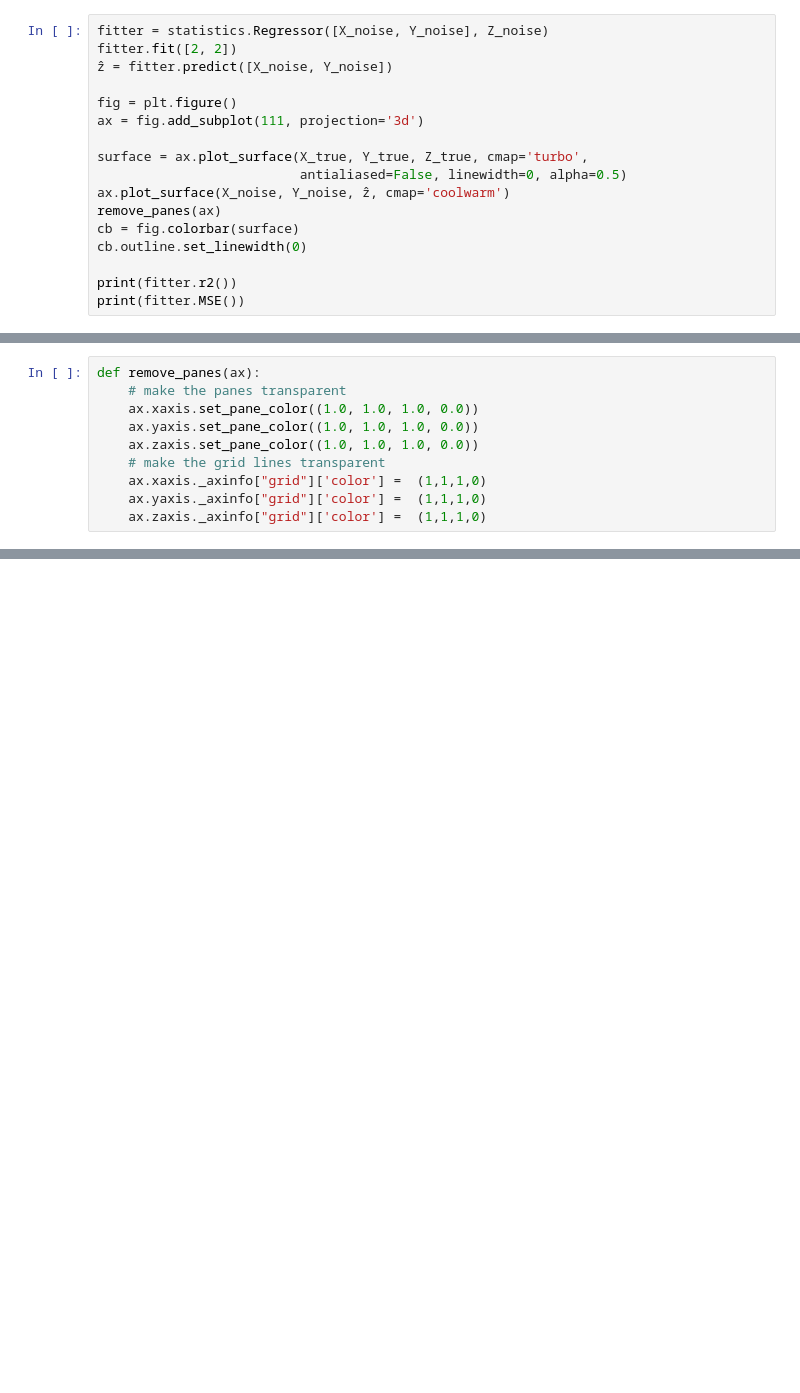
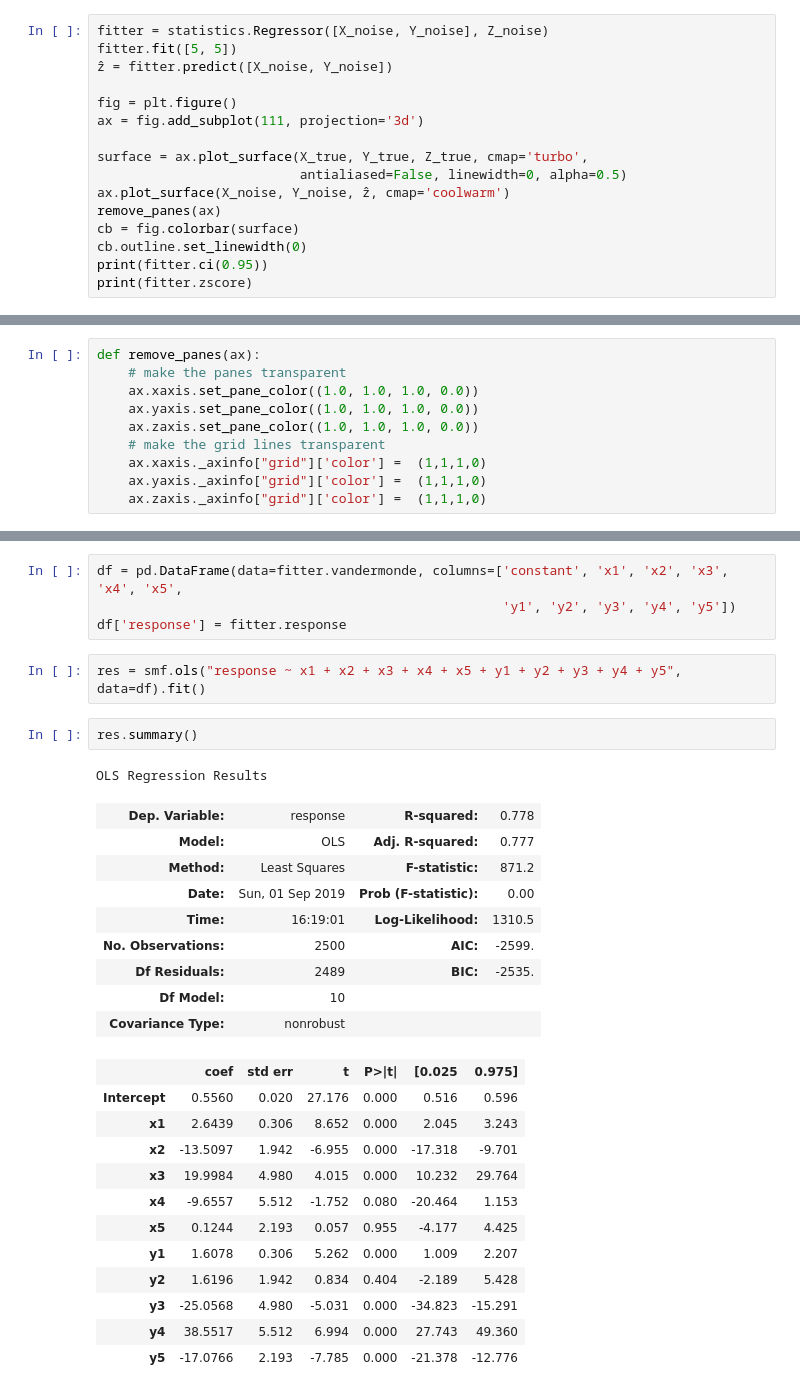
Before and after one commit to valamaria89/FYSSTK4155, a Jupyter notebook: projects/project1/src/project1.ipynb, the cells around one changed output, grey strips where cells are left out. Cells and saved outputs as stored; diff of their text form; blank space fills up the shorter version.

```diff
--- a/projects/project1/src/project1.ipynb
+++ b/projects/project1/src/project1.ipynb
@@ -40,7 +39,7 @@ cb.outline.set_linewidth(0)
 The Franke function is a function of two variables, so we need to use a bit more complicated regression. The Vandermonde should contain $n + m + 1$ variables where the constants are combined into one, or more generally $1+\Sigma_{i=1}^{i\le k}n_i$ for $k$ variables of order $n_i$.
 # %%
 fitter = statistics.Regressor([X_noise, Y_noise], Z_noise)
-fitter.fit([2, 2])
+fitter.fit([5, 5])
 ẑ = fitter.predict([X_noise, Y_noise])
 
 fig = plt.figure()
@@ -52,9 +51,8 @@ ax.plot_surface(X_noise, Y_noise, ẑ, cmap='coolwarm')
 remove_panes(ax)
 cb = fig.colorbar(surface)
 cb.outline.set_linewidth(0)
-
-print(fitter.r2())
-print(fitter.MSE())
+print(fitter.ci(0.95))
+print(fitter.zscore)
 # %% [output]
 [interactive output not drawn]
 [interactive output not drawn]
@@ -101,0 +124,31 @@ def remove_panes(ax):
+# %%
+df = pd.DataFrame(data=fitter.vandermonde, columns=['constant', 'x1', 'x2', 'x3', 'x4', 'x5',
+                                                    'y1', 'y2', 'y3', 'y4', 'y5'])
+df['response'] = fitter.response
+# %%
+res = smf.ols("response ~ x1 + x2 + x3 + x4 + x5 + y1 + y2 + y3 + y4 + y5", data=df).fit()
+# %%
+res.summary()
+# %% [output]
+OLS Regression Results
+| Dep. Variable: | response | R-squared: | 0.778 |
+| Model: | OLS | Adj. R-squared: | 0.777 |
+| Method: | Least Squares | F-statistic: | 871.2 |
+| Date: | Sun, 01 Sep 2019 | Prob (F-statistic): | 0.00 |
+| Time: | 16:19:01 | Log-Likelihood: | 1310.5 |
+| No. Observations: | 2500 | AIC: | -2599. |
+| Df Residuals: | 2489 | BIC: | -2535. |
+| Df Model: | 10 |  |  |
+| Covariance Type: | nonrobust |  |  |
+|  | coef | std err | t | P>|t| | [0.025 | 0.975] |
+| Intercept | 0.5560 | 0.020 | 27.176 | 0.000 | 0.516 | 0.596 |
+| x1 | 2.6439 | 0.306 | 8.652 | 0.000 | 2.045 | 3.243 |
+| x2 | -13.5097 | 1.942 | -6.955 | 0.000 | -17.318 | -9.701 |
+| x3 | 19.9984 | 4.980 | 4.015 | 0.000 | 10.232 | 29.764 |
+| x4 | -9.6557 | 5.512 | -1.752 | 0.080 | -20.464 | 1.153 |
+| x5 | 0.1244 | 2.193 | 0.057 | 0.955 | -4.177 | 4.425 |
+| y1 | 1.6078 | 0.306 | 5.262 | 0.000 | 1.009 | 2.207 |
+| y2 | 1.6196 | 1.942 | 0.834 | 0.404 | -2.189 | 5.428 |
+| y3 | -25.0568 | 4.980 | -5.031 | 0.000 | -34.823 | -15.291 |
+| y4 | 38.5517 | 5.512 | 6.994 | 0.000 | 27.743 | 49.360 |
+| y5 | -17.0766 | 2.193 | -7.785 | 0.000 | -21.378 | -12.776 |
```
Also changed, not shown: parts of 10 cells of this notebook, 2 other files.
